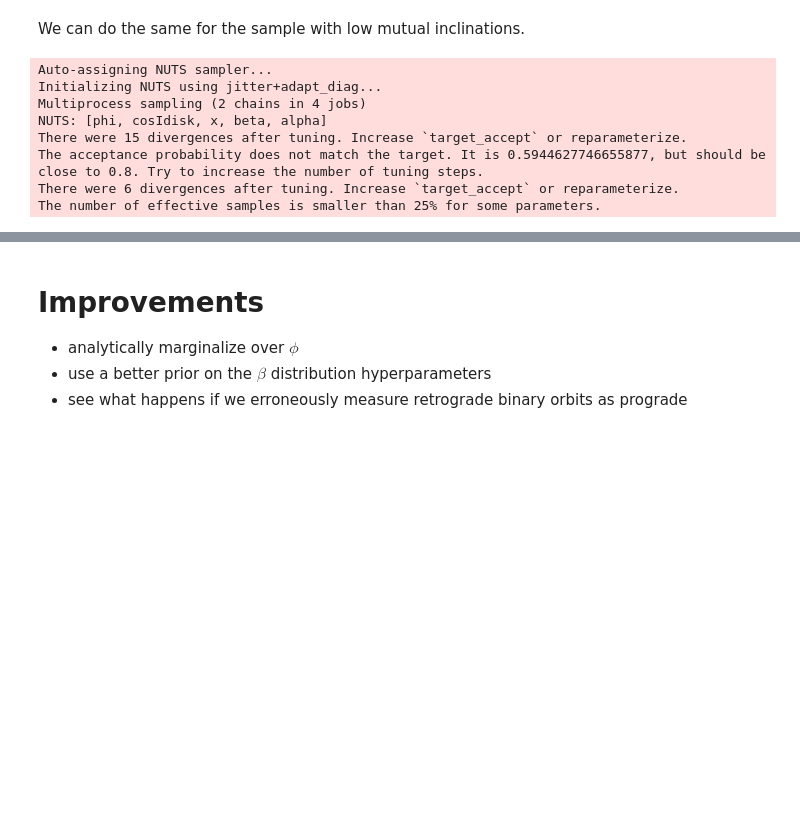
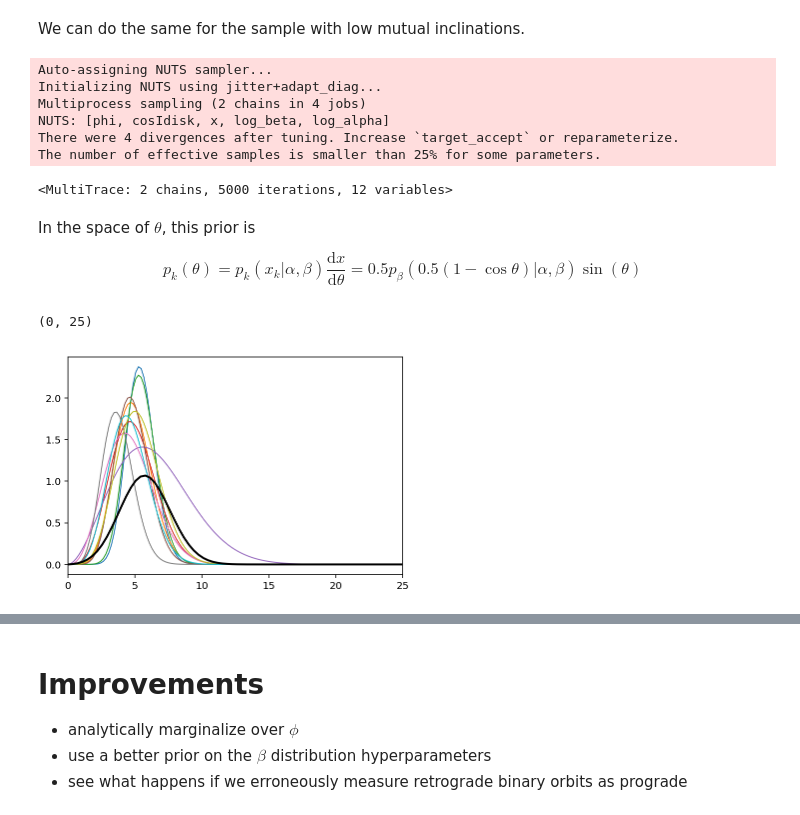
Before and after one commit to iancze/hierarchical-mutual-inclinations, a Jupyter notebook: MutualInclinations.ipynb, the cells around one changed output, grey strips where cells are left out. Saved outputs shown, nothing was run; the diff lists cells and outputs as text; code cells hidden in the pictures; blank space fills up the shorter version.

```diff
--- a/MutualInclinations.ipynb
+++ b/MutualInclinations.ipynb
@@ -483,7 +487,7 @@ This looks like the following
 # %%
 def input_prob(theta):
     '''
-    Delta_I is in degrees.
+    theta is in degrees.
     '''
     return np.sin(theta * deg) * np.exp(-0.5 * (theta - 5.0)**2 / (2**2))
 
@@ -783,13 +791,53 @@ with pm.Model() as low_model:
 # %%
 # sample the model!
 with low_model:
-    low_trace = pm.sample(draws=1000, tune=10000, chains=2)
+    low_trace = pm.sample(draws=5000, tune=40000, chains=2, nuts_kwargs={"target_accept":0.95})
 # %% [output]
 Auto-assigning NUTS sampler...
 Initializing NUTS using jitter+adapt_diag...
 Multiprocess sampling (2 chains in 4 jobs)
-NUTS: [phi, cosIdisk, x, beta, alpha]
-There were 15 divergences after tuning. Increase `target_accept` or reparameterize.
-The acceptance probability does not match the target. It is 0.5944627746655877, but should be close to 0.8. Try to increase the number of tuning steps.
-There were 6 divergences after tuning. Increase `target_accept` or reparameterize.
+NUTS: [phi, cosIdisk, x, log_beta, log_alpha]
+There were 4 divergences after tuning. Increase `target_accept` or reparameterize.
 The number of effective samples is smaller than 25% for some parameters.
+# %%
+low_trace
+# %% [output]
+<MultiTrace: 2 chains, 5000 iterations, 12 variables>
+# %% [markdown]
+In the space of $\theta$, this prior is
+
+$$
+p_k(\theta) = p_k(x_k| \alpha, \beta) \frac{\mathrm{d}x}{\mathrm{d}\theta} = 0.5 p_\beta(0.5(1 - \cos \theta) | \alpha, \beta) \sin(\theta)
+$$
+# %%
+N_realizations = 10
+
+N_samples = len(low_trace)
+ind = np.random.choice(range(N_samples), size=N_realizations)
+alphas = 10**low_trace["log_alpha"][ind]
+betas =  10**low_trace["log_beta"][ind]
+
+thetas = np.linspace(0, 20, num=100)
+xs = 0.5 * (1.0 - np.cos(thetas * deg))
+
+fig, ax = plt.subplots(nrows=1)
+
+for (alpha, beta) in zip(alphas, betas):
+    y = pm.Beta.dist(alpha=alpha, beta=beta) # query the PyMC3 implementation
+    ys = np.exp(0.5 * np.array([y.logp(x).eval() for x in xs])) * np.sin(thetas * deg)
+
+#     ax.plot(xs, ys)
+    ax.plot(thetas, ys, lw=1.0)
+
+# plot the actual distribution as a dotted black line
+ax.plot(dis, p_is/norm[0] * 5, color="k", lw=2.0);
+ax.set_xlim(0, 25)
+
+# y = pm.Beta.dist(alpha=1.1, beta=500) # query the PyMC3 implementation
+# ys = np.exp(0.5 * np.array([y.logp(x).eval() for x in xs])) * np.sin(thetas * deg)
+
+#     ax.plot(xs, ys)
+# ax.plot(thetas, ys, lw=3.0, color="k")
+# %% [output]
+(0, 25)
+[figure, added]
```
Also changed, not shown: parts of 16 cells of this notebook, 2 other files.
